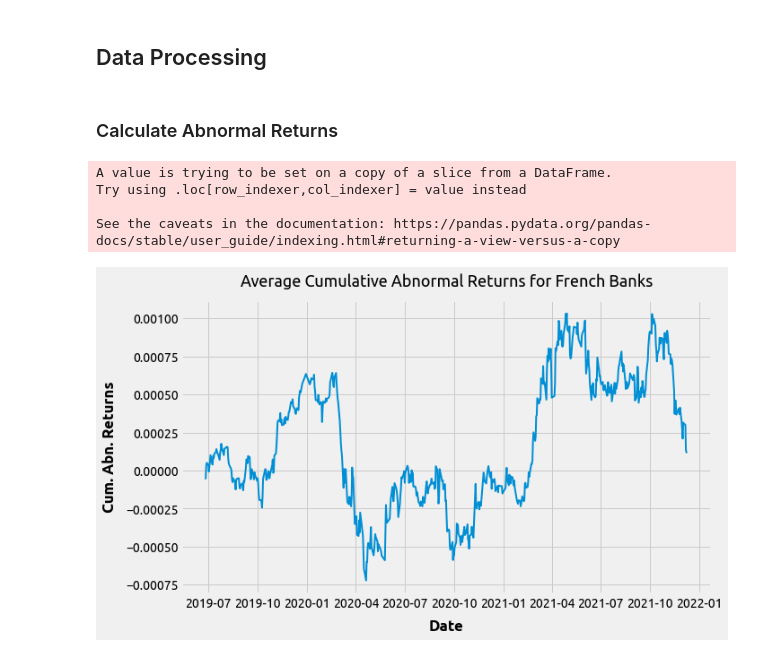
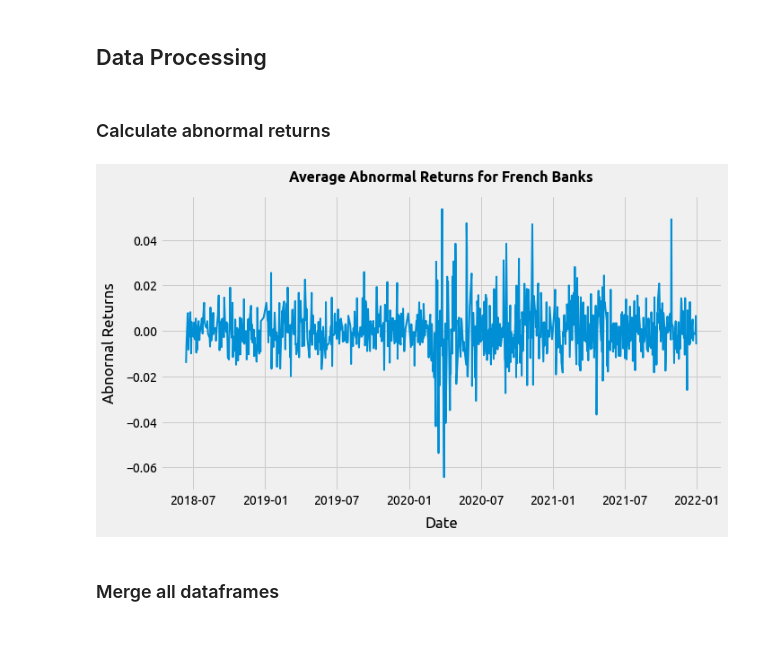
Before and after one commit to daniel-deutsch/FTD, a Jupyter notebook: Quantitative Methods/project/main.ipynb, the cells around one changed output. Drawn from its saved outputs; the diff is of its cells as text; code cells hidden in the pictures.

Commit message:
fixed data loading, added exploratory data analysis, performed tests on variables

```diff
--- a/Quantitative Methods/project/main.ipynb
+++ b/Quantitative Methods/project/main.ipynb
@@ -15,12 +19,13 @@ plt.rcParams.update({
     'font.monospace': 'Ubuntu Mono',
     'font.size': 14,
 
-    'axes.labelweight': 'bold',
+    'axes.labelweight': 'normal',
     'axes.labelcolor': 'black',
     'axes.titleweight': 'normal',
-    'axes.titlesize': 18,
+    'axes.titlesize': 16,
     'axes.titlelocation': 'center',
     'axes.labelpad': 10,
+    'axes.titleweight': 'bold',
     'axes.titlepad': 15,
 
     'xtick.labelsize': 14,
@@ -75,7 +88,7 @@ df_covid_indicators.fillna(0, inplace=True)
 # %% [markdown]
 ## Data Processing
 # %% [markdown]
-### Calculate Abnormal Returns
+### Calculate abnormal returns
 # %%
 window = 253
 abn_returns = pd.DataFrame(index = returns.date)
@@ -83,7 +96,7 @@ banks = ['ACA.PA', 'AMUN.PA', 'BNP.PA', 'CNP.PA', 'CS.PA', 'GLE.PA']
 
 for bank in banks:
     for t in range(window, len(returns)):
-        past_values = returns.iloc[t-window:t-2]
+        past_values = returns.iloc[t-window:t-2].copy()
         past_values['const'] = 1
 
         results = sm.OLS(past_values[bank], past_values[['const', '^STOXX50E']]).fit()
@@ -94,23 +107,20 @@ for bank in banks:
         abn_returns.loc[current_date, bank] = returns[bank].iloc[t] - alpha - beta*returns['^STOXX50E'].iloc[t]
 
 abn_returns = abn_returns.dropna()
-abn_returns['avg'] = abn_returns.mean(axis=1)
-abn_returns['cum'] = abn_returns['avg'].rolling(window=window).mean()
+abn_returns['avg_abn_returns'] = abn_returns.mean(axis=1)
+abn_returns['cum'] = abn_returns['avg_abn_returns'].rolling(window=window).mean()
 abn_returns = abn_returns.reset_index()
-# %% [output]
-A value is trying to be set on a copy of a slice from a DataFrame.
-Try using .loc[row_indexer,col_indexer] = value instead
-
-See the caveats in the documentation: https://pandas.pydata.org/pandas-docs/stable/user_guide/indexing.html#returning-a-view-versus-a-copy
 # %%
 # plot abnormal returns
 plt.figure()
 
-plt.title('Average Cumulative Abnormal Returns for French Banks')
-plt.plot(abn_returns['date'], abn_returns['cum'])
-plt.ylabel('Cum. Abn. Returns')
+plt.title('Average Abnormal Returns for French Banks')
+plt.plot(abn_returns['date'], abn_returns['avg_abn_returns'])
+plt.ylabel('Abnornal Returns')
 plt.xlabel('Date')
 
 plt.show()
 # %% [output]
-[figure, old version]
+[figure, new version]
+# %% [markdown]
+### Merge all dataframes
```
Also changed, not shown: parts of 19 cells of this notebook, 8 other files.
